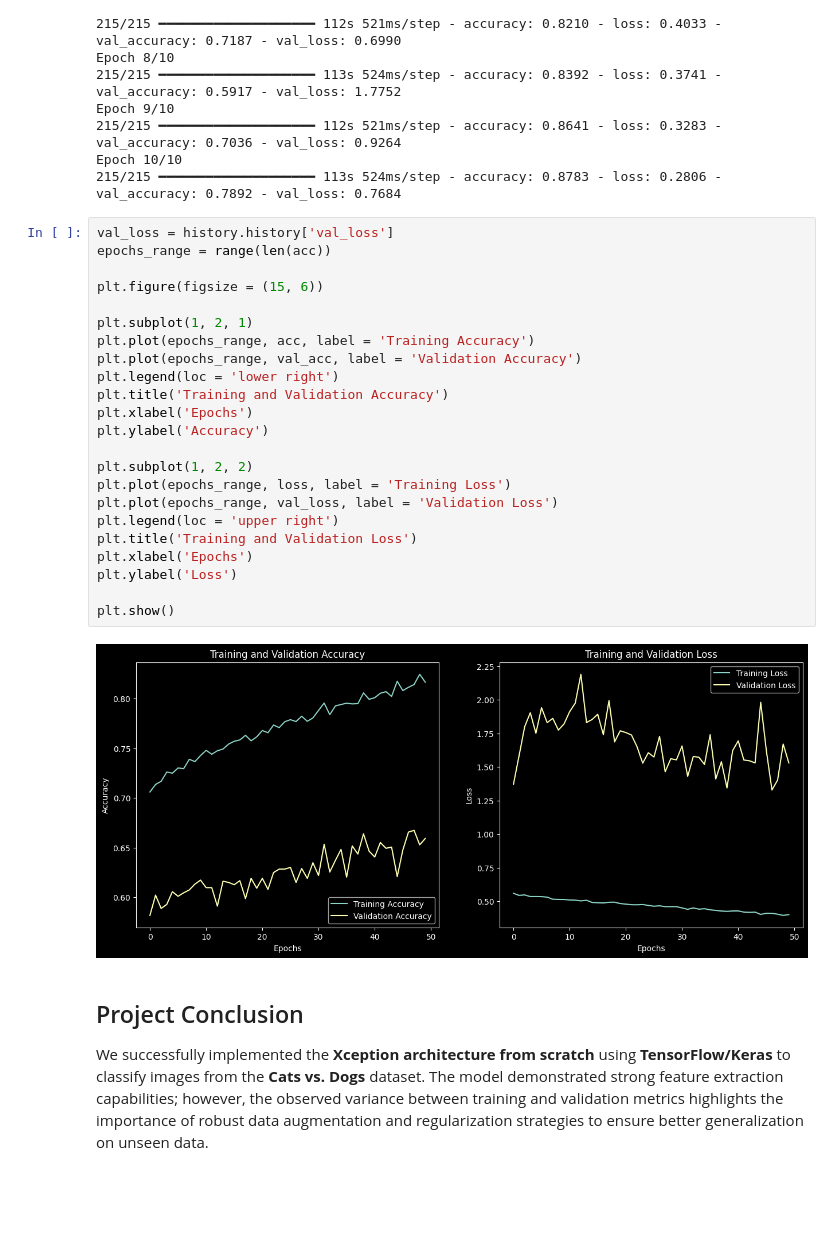
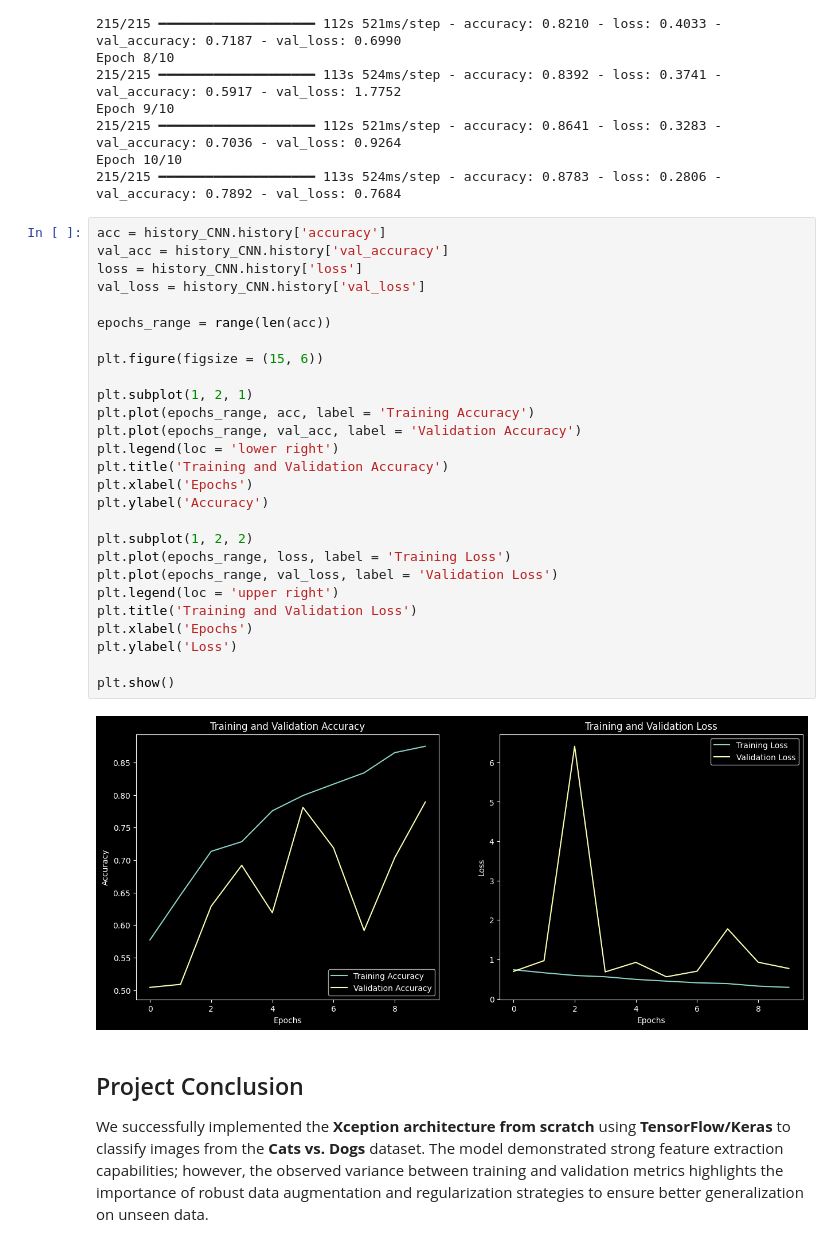
Before and after one commit to 07subhadip/CNN-Projects, a Jupyter notebook: cat-vs-dog-classifier-cnn.ipynb, the cells around one changed output. Cells and saved outputs as stored; diff of their text form; blank space fills up the shorter version.

```diff
--- a/cat-vs-dog-classifier-cnn.ipynb
+++ b/cat-vs-dog-classifier-cnn.ipynb
@@ -580,30 +580,34 @@ Epoch 9/10
 Epoch 10/10
 215/215 ━━━━━━━━━━━━━━━━━━━━ 113s 524ms/step - accuracy: 0.8783 - loss: 0.2806 - val_accuracy: 0.7892 - val_loss: 0.7684
 # %%
-val_loss = history.history['val_loss']
+acc = history_CNN.history['accuracy']
+val_acc = history_CNN.history['val_accuracy']
+loss = history_CNN.history['loss']
+val_loss = history_CNN.history['val_loss']
+
 epochs_range = range(len(acc))
 
 plt.figure(figsize = (15, 6))
 
 plt.subplot(1, 2, 1)
 plt.plot(epochs_range, acc, label = 'Training Accuracy')
 plt.plot(epochs_range, val_acc, label = 'Validation Accuracy')
 plt.legend(loc = 'lower right')
 plt.title('Training and Validation Accuracy')
 plt.xlabel('Epochs')
 plt.ylabel('Accuracy')
 
 plt.subplot(1, 2, 2)
 plt.plot(epochs_range, loss, label = 'Training Loss')
 plt.plot(epochs_range, val_loss, label = 'Validation Loss')
 plt.legend(loc = 'upper right')
 plt.title('Training and Validation Loss')
 plt.xlabel('Epochs')
 plt.ylabel('Loss')
 
 plt.show()
 # %% [output]
-[figure, old version]
+[figure, new version]
 # %% [markdown]
 ## Project Conclusion
 
```
Also changed, not shown: parts of 1 cell of this notebook.
